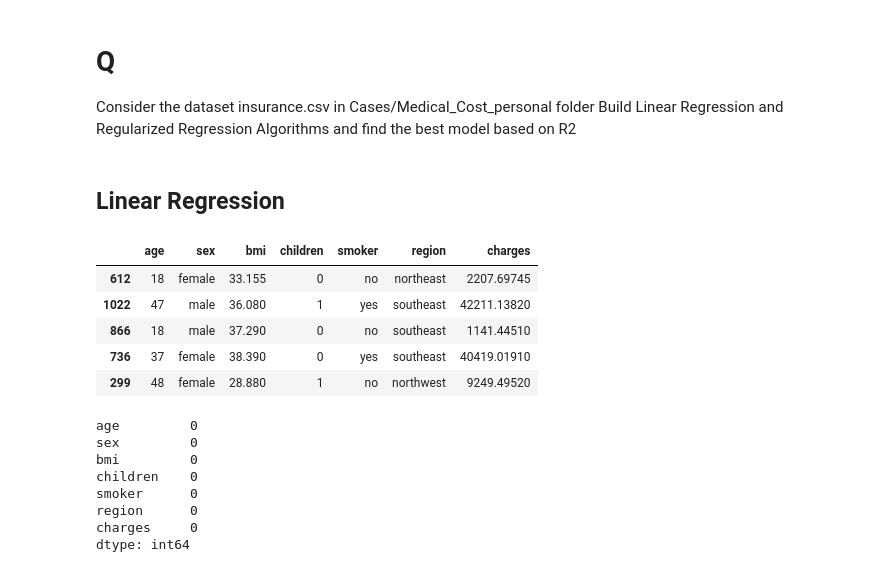
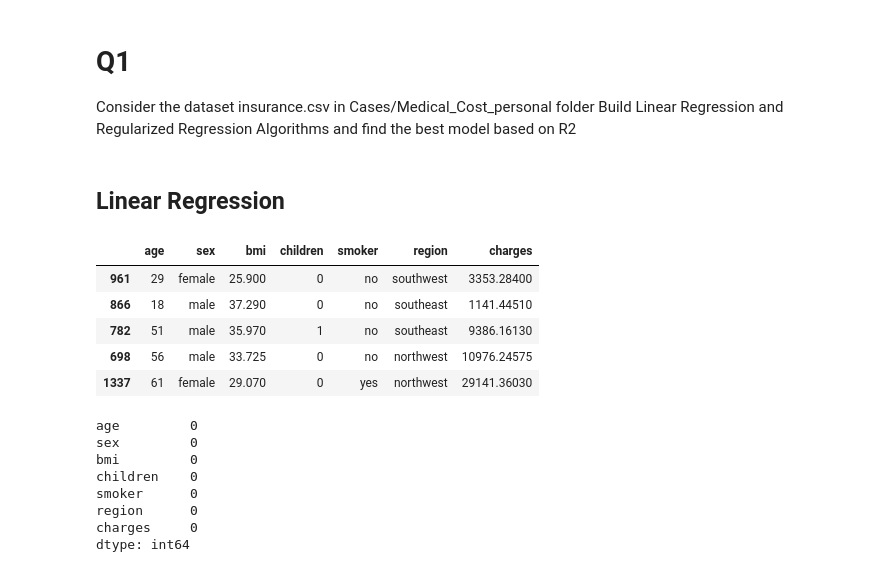
Before and after one commit to PGCP-AI3151/Machine_Learning, a Jupyter notebook: Assignment/8031_Assignment_01.ipynb, the cells around one changed output. Saved outputs shown, nothing was run; the diff lists cells and outputs as text; code cells hidden in the pictures.

```diff
--- a/Assignment/8031_Assignment_01.ipynb
+++ b/Assignment/8031_Assignment_01.ipynb
@@ -1,5 +4,5 @@
 # %% [markdown]
-# Q
+# Q1
 
 Consider the dataset insurance.csv in Cases/Medical_Cost_personal folder
 Build Linear Regression and Regularized Regression Algorithms and find the best model based on R2
@@ -15,15 +18,15 @@ from sklearn.metrics import r2_score
 # %% [markdown]
 ## Linear Regression
 # %%
-df = pd.read_csv(r"C:\Users\PGCP-AI.STUDENTSDC\Desktop\Machine_Learning\Cases\Medical_Cost_personal\insurance.csv")
+df = pd.read_csv(r"C:\Users\PATEL VIRAJ\OneDrive\Desktop\PGCP_AI\Machine_Learning\Cases\Medical_Cost_Personal\insurance.csv")
 df.sample(5)
 # %% [output]
 |  | age | sex | bmi | children | smoker | region | charges |
-| 612 | 18 | female | 33.155 | 0 | no | northeast | 2207.69745 |
-| 1022 | 47 | male | 36.080 | 1 | yes | southeast | 42211.13820 |
+| 961 | 29 | female | 25.900 | 0 | no | southwest | 3353.28400 |
 | 866 | 18 | male | 37.290 | 0 | no | southeast | 1141.44510 |
-| 736 | 37 | female | 38.390 | 0 | yes | southeast | 40419.01910 |
-| 299 | 48 | female | 28.880 | 1 | no | northwest | 9249.49520 |
+| 782 | 51 | male | 35.970 | 1 | no | southeast | 9386.16130 |
+| 698 | 56 | male | 33.725 | 0 | no | northwest | 10976.24575 |
+| 1337 | 61 | female | 29.070 | 0 | yes | northwest | 29141.36030 |
 # %%
 df.isnull().sum()
 # %% [output]
```
Also changed, not shown: parts of 3 cells of this notebook, 1 other file.
